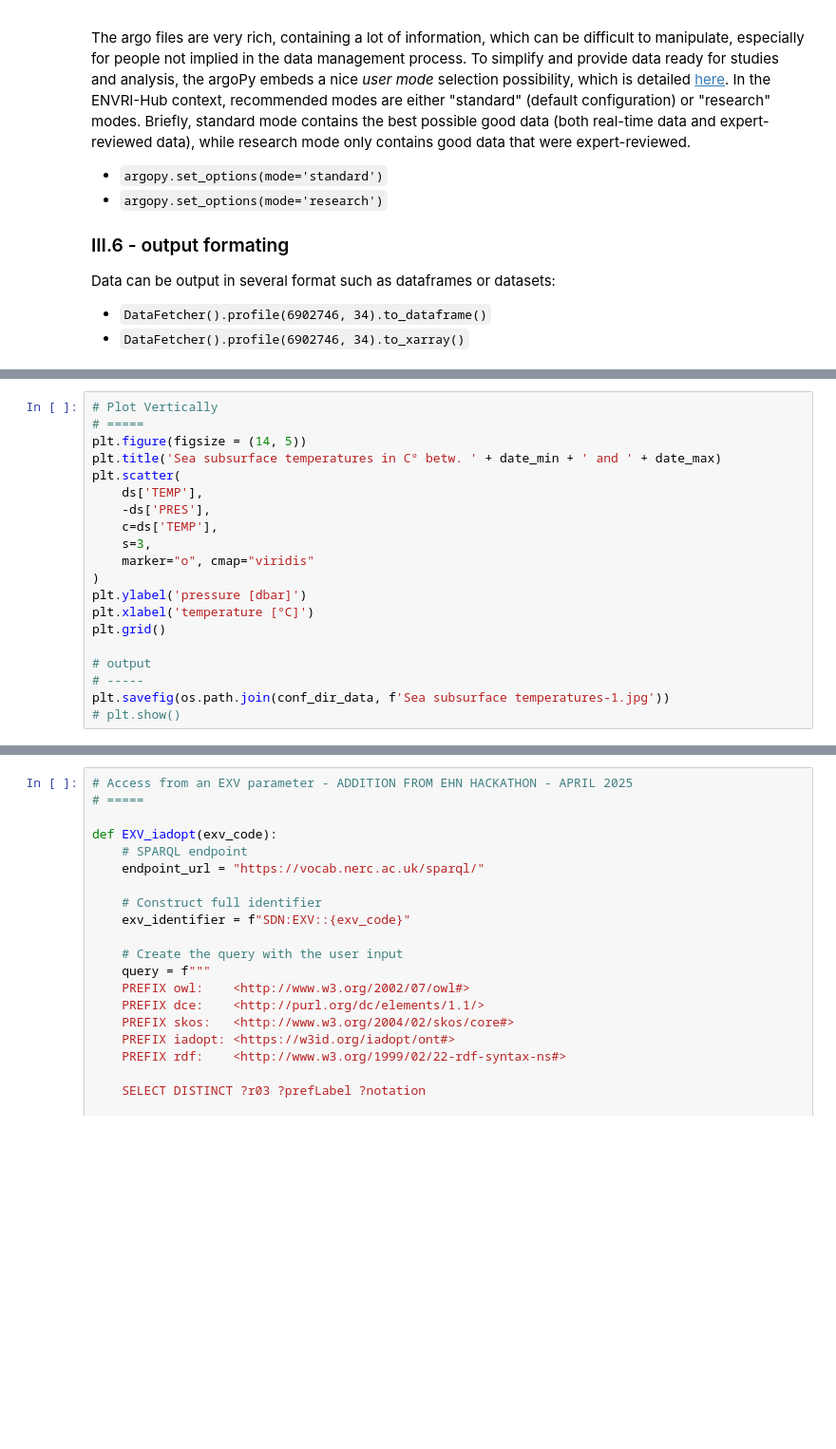
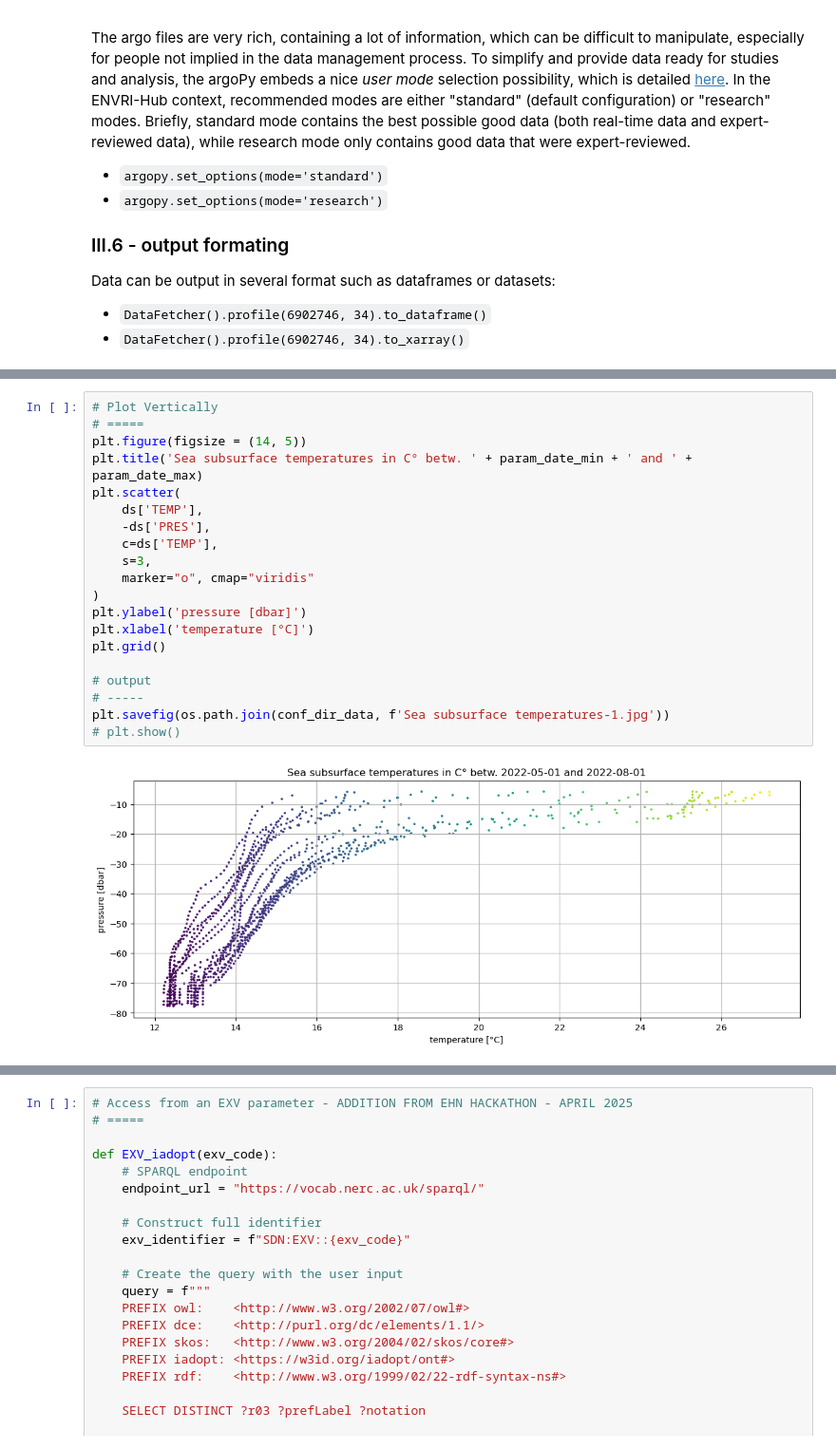
Before and after one commit to QCDIS/ECVs, a Jupyter notebook: codebase/02-Access-Argo_Data.ipynb, the cells around one changed output, grey strips where cells are left out. Shown at 95% size. Cells and saved outputs as stored; diff of their text form; blank space fills up the shorter version.

```diff
--- a/codebase/02-Access-Argo_Data.ipynb
+++ b/codebase/02-Access-Argo_Data.ipynb
@@ -210,23 +250,25 @@ plt.savefig(os.path.join(conf_dir_data, f'Sea-surface temperatures-2.jpg'))
 # %%
 # Plot Vertically
 # =====
 plt.figure(figsize = (14, 5))
-plt.title('Sea subsurface temperatures in C° betw. ' + date_min + ' and ' + date_max)
+plt.title('Sea subsurface temperatures in C° betw. ' + param_date_min + ' and ' + param_date_max)
 plt.scatter(
     ds['TEMP'],
     -ds['PRES'],
     c=ds['TEMP'],
     s=3,
     marker="o", cmap="viridis"
 )
 plt.ylabel('pressure [dbar]')
 plt.xlabel('temperature [°C]')
 plt.grid()
 
 # output
 # -----
 plt.savefig(os.path.join(conf_dir_data, f'Sea subsurface temperatures-1.jpg'))
 # plt.show()
+# %% [output]
+[figure, added]
 # %%
 #Plot source floats trajectories
 # =====
```
Also changed, not shown: parts of 10 cells of this notebook, 1 other file.
